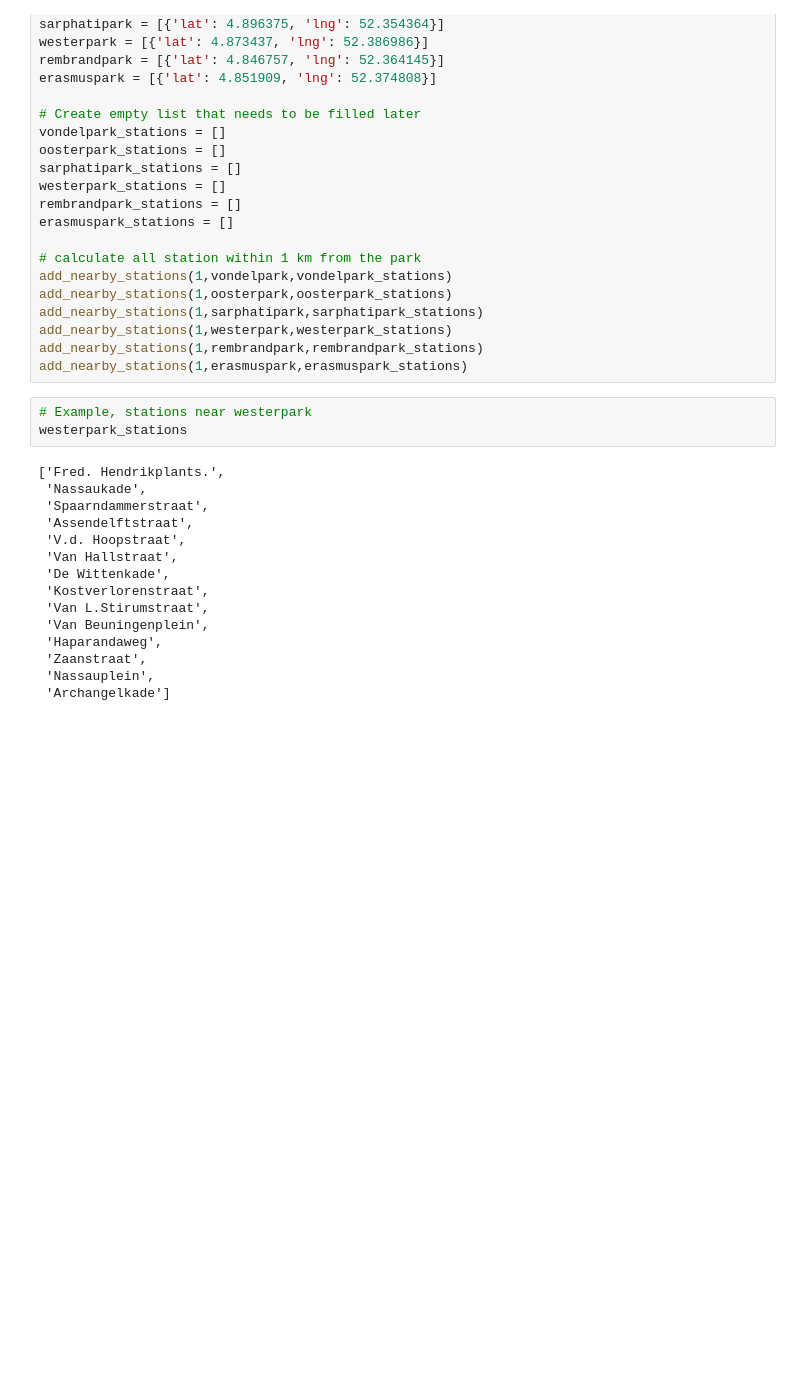
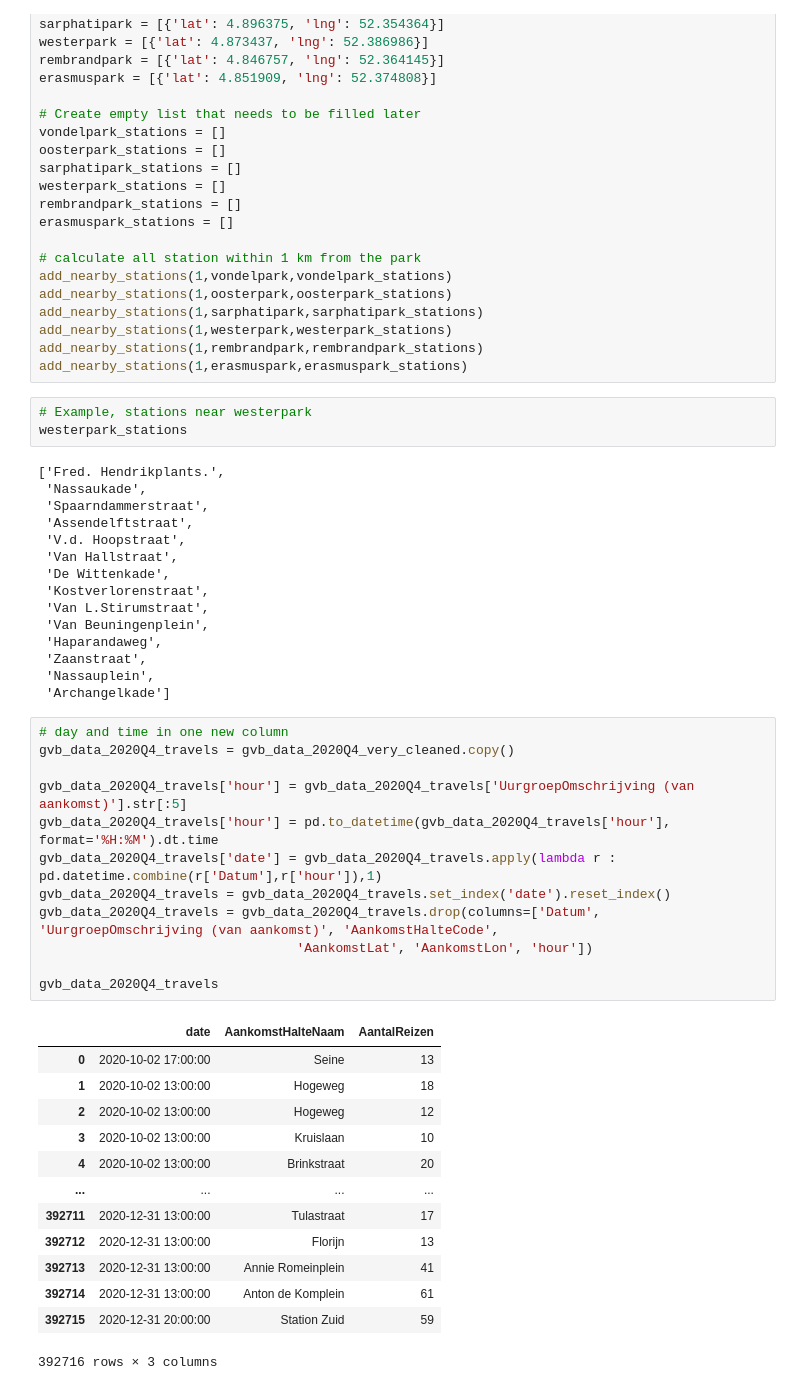
Before and after one commit to lotteph/DSP, a Jupyter notebook: GVB 2020.ipynb, the cells around one changed output. Cells and saved outputs as stored; diff of their text form; blank space fills up the shorter version.

```diff
--- a/GVB 2020.ipynb
+++ b/GVB 2020.ipynb
@@ -222,3 +240,29 @@ westerpark_stations
  'Zaanstraat',
  'Nassauplein',
  'Archangelkade']
+# %%
+# day and time in one new column
+gvb_data_2020Q4_travels = gvb_data_2020Q4_very_cleaned.copy()
+
+gvb_data_2020Q4_travels['hour'] = gvb_data_2020Q4_travels['UurgroepOmschrijving (van aankomst)'].str[:5]
+gvb_data_2020Q4_travels['hour'] = pd.to_datetime(gvb_data_2020Q4_travels['hour'], format='%H:%M').dt.time
+gvb_data_2020Q4_travels['date'] = gvb_data_2020Q4_travels.apply(lambda r : pd.datetime.combine(r['Datum'],r['hour']),1)
+gvb_data_2020Q4_travels = gvb_data_2020Q4_travels.set_index('date').reset_index()
+gvb_data_2020Q4_travels = gvb_data_2020Q4_travels.drop(columns=['Datum', 'UurgroepOmschrijving (van aankomst)', 'AankomstHalteCode',
+                                 'AankomstLat', 'AankomstLon', 'hour'])
+
+gvb_data_2020Q4_travels
+# %% [output]
+|  | date | AankomstHalteNaam | AantalReizen |
+| 0 | 2020-10-02 17:00:00 | Seine | 13 |
+| 1 | 2020-10-02 13:00:00 | Hogeweg | 18 |
+| 2 | 2020-10-02 13:00:00 | Hogeweg | 12 |
+| 3 | 2020-10-02 13:00:00 | Kruislaan | 10 |
+| 4 | 2020-10-02 13:00:00 | Brinkstraat | 20 |
+| ... | ... | ... | ... |
+| 392711 | 2020-12-31 13:00:00 | Tulastraat | 17 |
+| 392712 | 2020-12-31 13:00:00 | Florijn | 13 |
+| 392713 | 2020-12-31 13:00:00 | Annie Romeinplein | 41 |
+| 392714 | 2020-12-31 13:00:00 | Anton de Komplein | 61 |
+| 392715 | 2020-12-31 20:00:00 | Station Zuid | 59 |
+392716 rows × 3 columns
```
Also changed, not shown: parts of 15 cells of this notebook.
